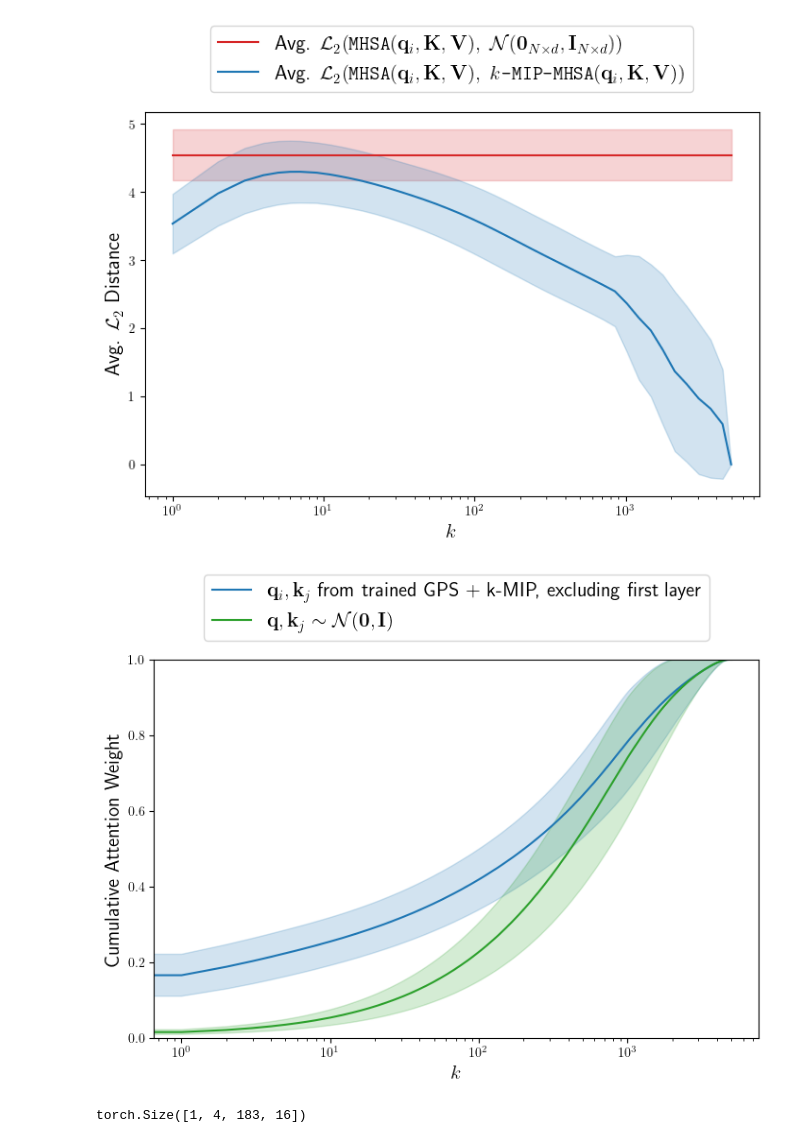
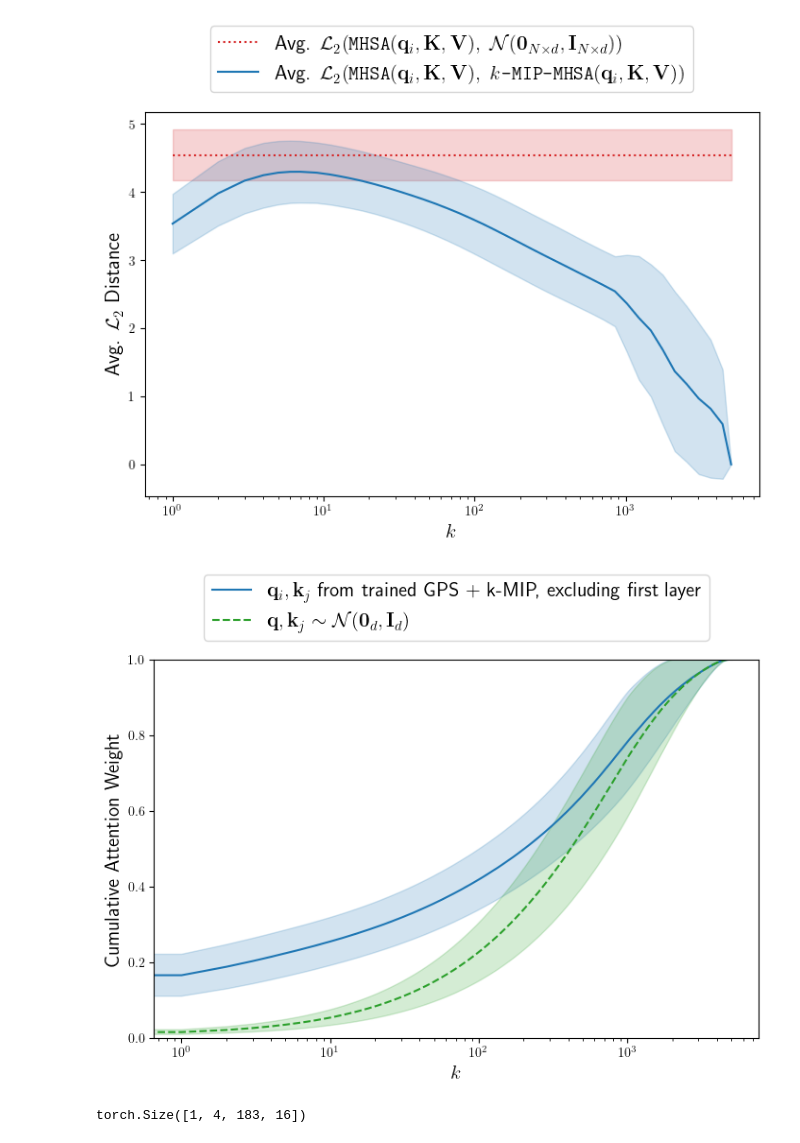
Before and after one commit to JonasDeSchouwer/EfficientSparseAttention, a Jupyter notebook: plotting.ipynb, the cells around one changed output. Drawn from its saved outputs; the diff is of its cells as text; code cells hidden in the pictures.

```diff
--- a/plotting.ipynb
+++ b/plotting.ipynb
@@ -7,6 +7,8 @@ import torch
 # %%
 kmip_color = "C0"
 normal_color = "C3"
+kmip_linestyle = "-"
+normal_linestyle = ":"
 axis_font_size = 15
 legend_font_size = 15
 my_figsize = (8, 5)
@@ -33,39 +35,40 @@ std_l2_distances_random = 1/len(layers) * sum([
     std_l2_distances_random[i].pow(2) + (l2_distances_random[i] - l2_distances_random.mean()).pow(2) for i in range(len(layers))
 ])
 l2_distances_random = l2_distances_random.mean() * torch.ones_like(avg_avg_l2_distances)
 std_l2_distances_random = std_l2_distances_random.sqrt() * torch.ones_like(avg_avg_l2_distances)
 
 # Plot the average L2 distance for each layer
 plt.figure(figsize=my_figsize)
 plt.subplots_adjust(**my_subplots_adjustment)
 
 # for i, layer in enumerate(layers):
 #     plt.plot(ks, avg_l2_distances[i], label=layer)
 plt.rcParams['text.usetex'] = True
 
-plt.plot(ks, l2_distances_random, label=r"Avg. $\mathcal{L}_2 \bigl(\texttt{MHSA}(\mathbf{q}_i, \mathbf{K}, \mathbf{V}), \ \mathcal{N}(\mathbf{0}_{N\times d}, \mathbf{I}_{N\times d})\bigr)$", color=normal_color)
+plt.plot(ks, l2_distances_random, label=r"Avg. $\mathcal{L}_2 \bigl(\texttt{MHSA}(\mathbf{q}_i, \mathbf{K}, \mathbf{V}), \ \mathcal{N}(\mathbf{0}_{N\times d}, \mathbf{I}_{N\times d})\bigr)$", color=normal_color, linestyle=normal_linestyle)
 plt.fill_between(ks, l2_distances_random - std_l2_distances_random, l2_distances_random + std_l2_distances_random, alpha=0.2, color=normal_color)
 
-plt.plot(ks, avg_avg_l2_distances, label=r"Avg. $\mathcal{L}_2 \bigl(\texttt{MHSA}(\mathbf{q}_i, \mathbf{K}, \mathbf{V}), \ k\texttt{-MIP-MHSA}(\mathbf{q}_i, \mathbf{K}, \mathbf{V})\bigr)$", color=kmip_color)
-plt.fill_between(ks, avg_avg_l2_distances - avg_std_l2_distances, avg_avg_l2_distances + avg_std_l2_distances, alpha=0.2, color=kmip_color)
+plt.plot(ks, avg_avg_l2_distances, label=r"Avg. $\mathcal{L}_2 \bigl(\texttt{MHSA}(\mathbf{q}_i, \mathbf{K}, \mathbf{V}), \ k\texttt{-MIP-MHSA}(\mathbf{q}_i, \mathbf{K}, \mathbf{V})\bigr)$", color=kmip_color, linestyle=kmip_linestyle)
+plt.fill_between(ks, avg_avg_l2_distances - avg_std_l2_distances, avg_avg_l2_distances + avg_std_l2_distances, alpha=0.2, color=kmip_color, linestyle=kmip_linestyle)
 
 # plt.plot(ks, avg_l2_distances[1], label="$\mathbf{q}_i, \mathbf{K}, \mathbf{V}$ from trained GPS + k-MIP, first layer")
 # plt.fill_between(ks, avg_l2_distances[1] - std_l2_distances[1], avg_l2_distances[1] + std_l2_distances[1], alpha=0.2)
 
 # plt.plot(ks, avg_l2_distances_normal[0], label="$\mathbf{q}_i, \mathbf{k}_j, \mathbf{v}_j \sim \mathcal{N}(\mathbf{0}, \mathbf{I})$")
 # plt.fill_between(ks, avg_l2_distances_normal[0] - std_l2_distances_normal[0], avg_l2_distances_normal[0] + std_l2_distances_normal[0], alpha=0.2)
 
 
 plt.xlabel("$k$", fontsize=axis_font_size)
 plt.ylabel("Avg. $\mathcal{L}_2$ Distance", fontsize=axis_font_size)
 plt.xscale("log")
 plt.legend(bbox_to_anchor=(0.5, 1.25), loc='upper center', ncol=1, fontsize=legend_font_size)
 plt.savefig("/home/jonas/ICML-thesis-submission/figures/Approximating-attention-l2-distances.png", bbox_inches="tight", pad_inches=pad_inches)
 plt.show()
 # %% [output]
-[figure, old version]
+[figure, new version]
 # %%
 comparison_color = "C2"
+comparison_linestyle = "--"
 
 # [num_layers, maxN]
 avg_attention_weights = torch.load("approx-output/avg_attention_weights_09.09-16:37.pt")
@@ -83,7 +86,7 @@ fig = plt.figure(figsize=my_figsize)
 plt.subplots_adjust(**my_subplots_adjustment)
 # for layer_id, layer in enumerate(layers):
 #     plt.plot(avg_attention_weights[layer_id], label=layer)
-plt.plot(avg_avg_attention_weights, label='$\mathbf{q}_i, \mathbf{k}_j$ from trained GPS + k-MIP, excluding first layer', color=kmip_color)
+plt.plot(avg_avg_attention_weights, label='$\mathbf{q}_i, \mathbf{k}_j$ from trained GPS + k-MIP, excluding first layer', color=kmip_color, linestyle=kmip_linestyle)
 plt.fill_between(
     range(len(avg_avg_attention_weights)), avg_avg_attention_weights - avg_std_attention_weights, avg_avg_attention_weights + avg_std_attention_weights, alpha=0.2,
     # label='$\mathbf{q}_i, \mathbf{k}_j$ from trained k-MIP GTs $\pm$ std'
@@ -93,7 +96,7 @@ plt.fill_between(
 # plt.plot(avg_attention_weights[1], label='$\mathbf{q}_i, \mathbf{k}_j$ from trained k-MIP GTs, first layer')
 # plt.fill_between(range(len(avg_avg_attention_weights)), avg_attention_weights[1] - std_attention_weights[1], avg_attention_weights[1] + std_attention_weights[1], alpha=0.2)
 
-plt.plot(avg_attention_weights_normal[0], label='$\mathbf{q}, \mathbf{k}_j \sim \mathcal{N}(\mathbf{0}_d, \mathbf{I}_d)$', color=comparison_color)
+plt.plot(avg_attention_weights_normal[0], label='$\mathbf{q}, \mathbf{k}_j \sim \mathcal{N}(\mathbf{0}_d, \mathbf{I}_d)$', color=comparison_color, linestyle=comparison_linestyle)
 plt.fill_between(range(len(avg_avg_attention_weights)), avg_attention_weights_normal[0] - std_attention_weights_normal[0], avg_attention_weights_normal[0] + std_attention_weights_normal[0], alpha=0.2, color=comparison_color)
 # plt.plot(avg_avg_attention_weights + avg_std_attention_weights, label='average + std', alpha=0.5, linestyle='--')
 # plt.plot(avg_avg_attention_weights - avg_std_attention_weights, label='average - std', alpha=0.5, linestyle=':')
@@ -105,7 +108,7 @@ plt.legend(bbox_to_anchor=(0.5, 1.25), loc='upper center', ncol=1, fontsize=lege
 plt.savefig("/home/jonas/ICML-thesis-submission/figures/Approximating-attention-cumulative-attention-weights.png", bbox_inches="tight", pad_inches=pad_inches)
 plt.show()
 # %% [output]
-[figure, old version]
+[figure, new version]
 # %%
 token_dir = f"../GraphGPS/saved_tokens/MalNet-Tiny/GPS+SparseAttention/0/layer0/0.pt"
 
```
Also changed, not shown: 5 other files.
